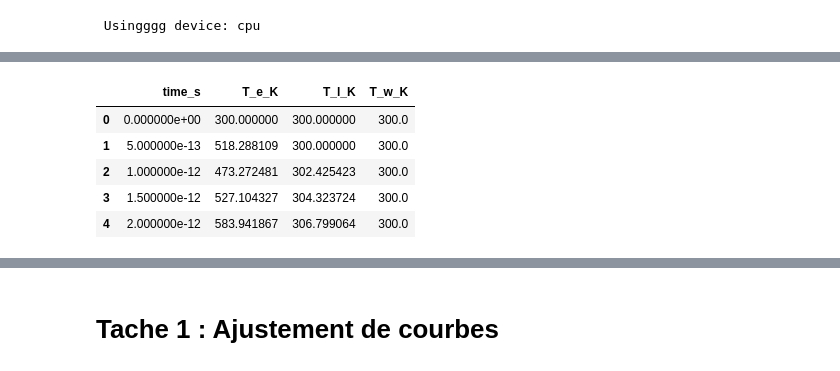
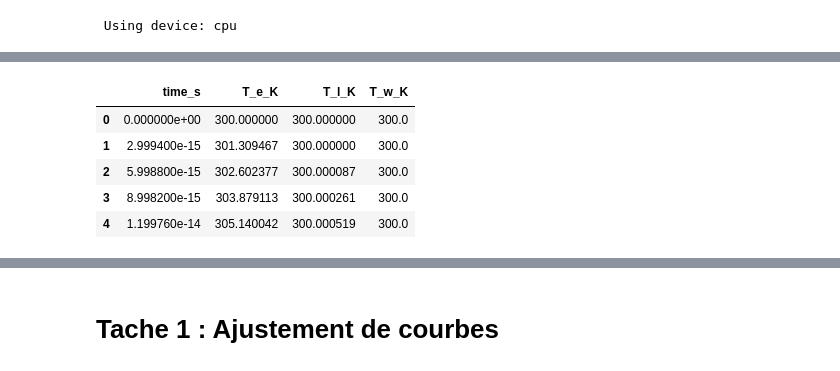
Before and after one commit to hassane-37/DeepLaser, a Jupyter notebook: deeplaser.ipynb, the cells around one changed output, grey strips where cells are left out. Saved outputs shown, nothing was run; the diff lists cells and outputs as text; code cells hidden in the pictures.

```diff
--- a/deeplaser.ipynb
+++ b/deeplaser.ipynb
@@ -32,28 +32,31 @@ set_seed(42)
 
 # Device (GPU/CPU)
 device = torch.device("cuda" if torch.cuda.is_available() else "cpu")
-print(f" Usingggg device: {device}")
+print(f" Using device: {device}")
 # %% [output]
- Usingggg device: cpu
+ Using device: cpu
 # %%
+# === Génération de données haute résolution (~10 000 points) ===
+from datetime import datetime
+def log(msg): print(f"[{datetime.now().strftime('%H:%M:%S')}] {msg}")
+
 params = dict(
-    tau=1e-11,          # s
-    fluence=300.0,      # J/m^2
-    wavelength=400e-9,  # m
-    t_end=40e-12,       # s
-    steps_per_tau=20
+    tau=1e-11,           # s
+    fluence=300.0,       # J/m^2
+    wavelength=400e-9,   # m
+    t_end=60e-12,        # durée totale simulée
+    steps_per_tau=1600   # ⬅️ densité très élevée (~10k points)
 )
 
-time, Te, Ti, Tw, sigma_abs = generate_data(**params)
+log("Generating high-density data (~10k points)...")
+time, Te, Tl, Tw, sigma_abs = generate_data(**params)
 
-print(f"sigma_abs = {sigma_abs:.3e} m^2")
-print(f"points = {len(time)}, dt = {time[1]-time[0]:.3e} s")
+import pandas as pd, matplotlib.pyplot as plt, numpy as np
+data = pd.DataFrame({"time_s": time, "T_e_K": Te, "T_l_K": Tl, "T_w_K": Tw})
 
-data = pd.DataFrame({
-    "time_s": time,
-    "T_e_K": Te,
-    "T_l_K": Ti,
-    "T_w_K": Tw,
-})
-data.head()
+# Infos pratiques
+dt = float(time[1]-time[0]) if len(time) > 1 else float('nan')
+log(f"points = {len(time):,} | dt = {dt:.3e} s | t_end = {params['t_end']:.3e} s")
+log(f"sigma_abs = {sigma_abs:.3e} m^2")
+display(data.head())
 # %% [output]
@@ -62,7 +67,7 @@ points = 80, dt = 5.000e-13 s
 |  | time_s | T_e_K | T_l_K | T_w_K |
 | 0 | 0.000000e+00 | 300.000000 | 300.000000 | 300.0 |
-| 1 | 5.000000e-13 | 518.288109 | 300.000000 | 300.0 |
-| 2 | 1.000000e-12 | 473.272481 | 302.425423 | 300.0 |
-| 3 | 1.500000e-12 | 527.104327 | 304.323724 | 300.0 |
-| 4 | 2.000000e-12 | 583.941867 | 306.799064 | 300.0 |
+| 1 | 2.999400e-15 | 301.309467 | 300.000000 | 300.0 |
+| 2 | 5.998800e-15 | 302.602377 | 300.000087 | 300.0 |
+| 3 | 8.998200e-15 | 303.879113 | 300.000261 | 300.0 |
+| 4 | 1.199760e-14 | 305.140042 | 300.000519 | 300.0 |
 # %%
```
Also changed, not shown: parts of 10 cells of this notebook.
